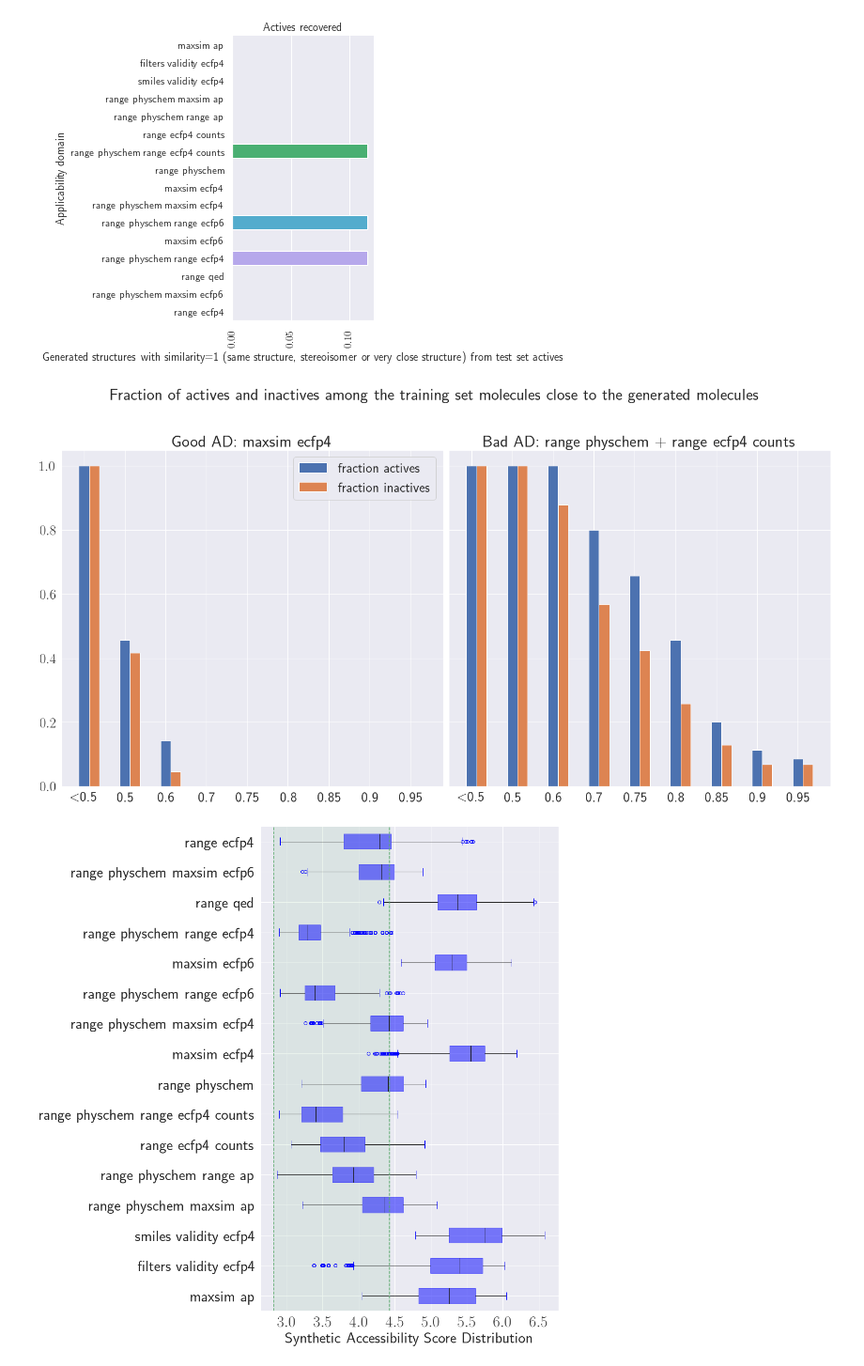
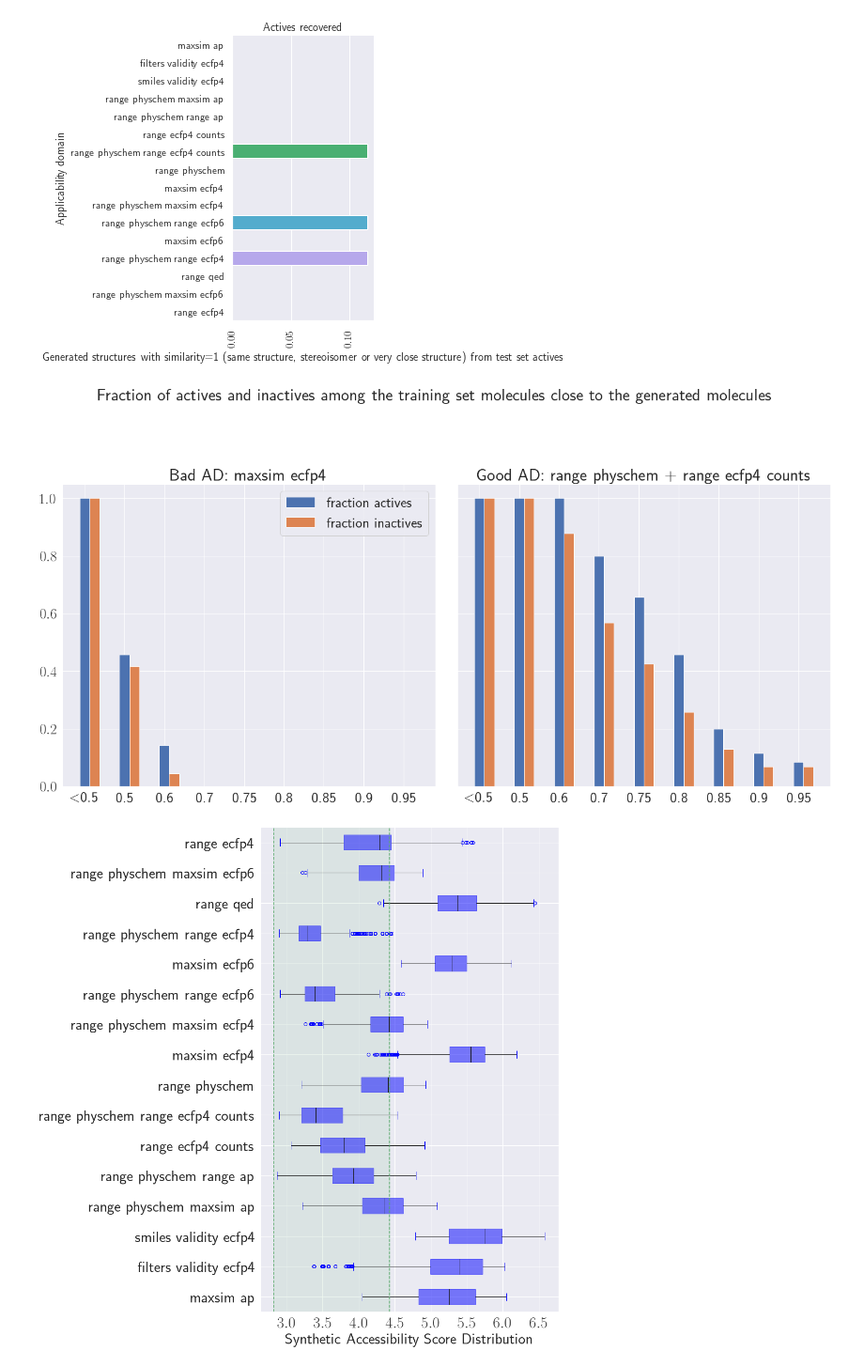
Before and after one commit to Sanofi-Public/IDD-papers-generative-applicability-domains, a Jupyter notebook: analysis_jak2.ipynb, the cells around one changed output. Shown at 94% size. Cells and saved outputs as stored; diff of their text form; code cells hidden in the pictures.

Commit message:
correct legend in enrichment, comment notebooks

```diff
--- a/analysis_jak2.ipynb
+++ b/analysis_jak2.ipynb
@@ -358,29 +369,30 @@ for i, run in enumerate(ordered_runs):
     active_neighbours.append(curr_active_neighbours)
     inactive_neighbours.append(curr_inactive_neighbours)
 # %%
-labels = ['Good AD: maxsim ecfp4', 'Bad AD: range physchem + range ecfp4 counts']
+# Compares enrichment on a good and a bad AD
+labels = ['Bad AD: maxsim ecfp4', 'Good AD: range physchem + range ecfp4 counts']
 fig, axs = plt.subplots(figsize = (20, 10), nrows=max(1, math.ceil(len(ordered_runs)/2)) , ncols=2, sharey=True)
 fig.tight_layout(pad=1.5)
 fig.suptitle('Fraction of actives and inactives among the training set molecules close to the generated molecules',fontsize=30, y = 1.05)
 
 for i, run in enumerate(ordered_runs):
     curr_active_neighbours = active_neighbours[i]
     curr_inactive_neighbours = inactive_neighbours[i]
     ax = axs.flatten()[i]
     ax.set_title(labels[i], fontsize=30)
     ax.bar(np.arange(len(sim_tresholds)), np.array(curr_active_neighbours)/len(fps_active_as_bitv), width=0.25, label='fraction actives')
     ax.bar(np.arange(len(sim_tresholds))+ 0.25, np.array(curr_inactive_neighbours)/len(fps_inactive_as_bitv), width=0.25, label='fraction inactives')
 
     ax.set_xticks(np.arange(len(sim_tresholds)))
     ax.set_xticklabels(['$<$0.5'] + sim_tresholds[1:])
     ax.tick_params(axis='both', which='major', labelsize=25)
 
     ax.set_ylim(0, 1.05)
     if i == 0 :
         ax.legend(loc=0, fontsize=25)
 
 plt.tight_layout()
 plt.savefig('images/JAK2/enrichment.png', dpi=300)
 # %% [output]
-[figure, old version]
+[figure, new version]
 # %%
```
Also changed, not shown: parts of 27 cells of this notebook, 1 other file.
